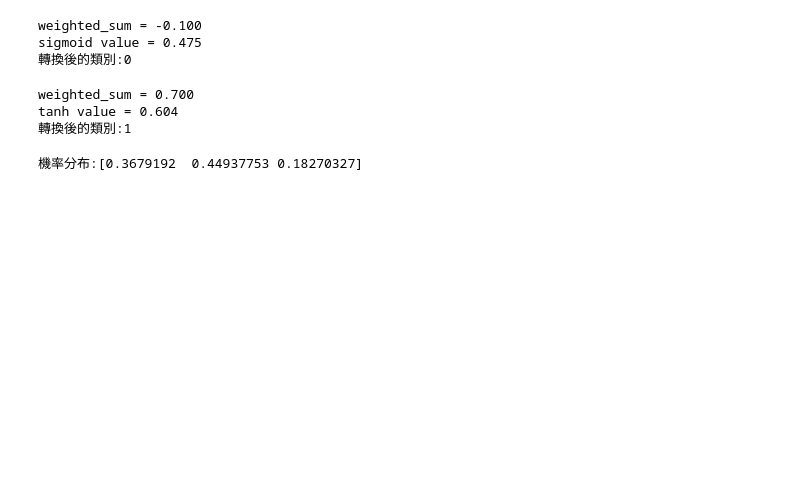
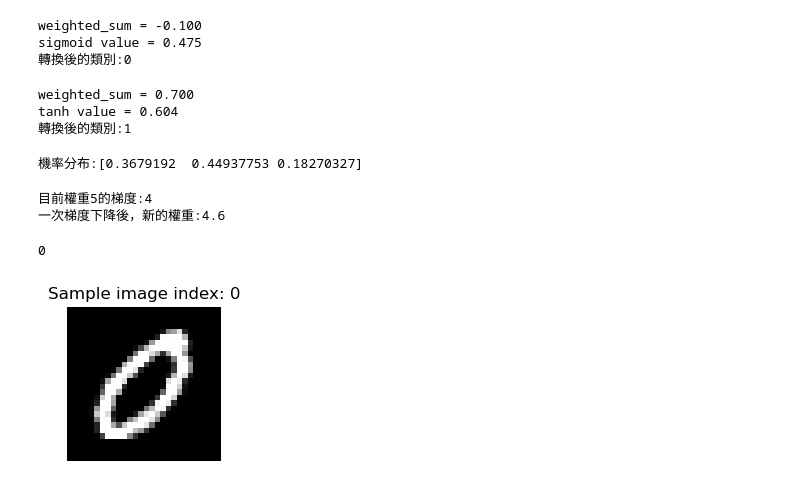
Before and after one commit to a3137418/Python_Machine_Learning, a Jupyter notebook: 1204_1.ipynb, the cells around one changed output. Cells and saved outputs as stored; diff of their text form; code cells hidden in the pictures; blank space fills up the shorter version.

```diff
--- a/1204_1.ipynb
+++ b/1204_1.ipynb
@@ -64,3 +64,31 @@ prob = softmax(x_score)
 print(f"機率分布:{prob}")
 # %% [output]
 機率分布:[0.3679192  0.44937753 0.18270327]
+# %%
+def dL_dw(w):
+    return 2*(w-3)
+w_old = 5
+learning_rate = 0.1
+gradient = dL_dw(w_old)
+print(f"目前權重{w_old}的梯度:{gradient}")
+
+w_new = w_old - gradient * learning_rate
+print(f"一次梯度下降後，新的權重:{w_new}")
+# %% [output]
+目前權重5的梯度:4
+一次梯度下降後，新的權重:4.6
+# %%
+import numpy as np
+import matplotlib.pyplot as plt
+import tensorflow as tf
+(x_train, y_train), (x_test, y_test) = tf.keras.datasets.mnist.load_data()
+index = 35217
+print(y_train[index])
+plt.figure(figsize=(2,2))
+plt.imshow(x_train[index], cmap='gray')
+plt.title(f"Sample image index: {y_train[index]}")
+plt.axis('off')
+plt.show()
+# %% [output]
+0
+[figure, added]
```
Also changed, not shown: parts of 13 cells of this notebook, 1 other file.
